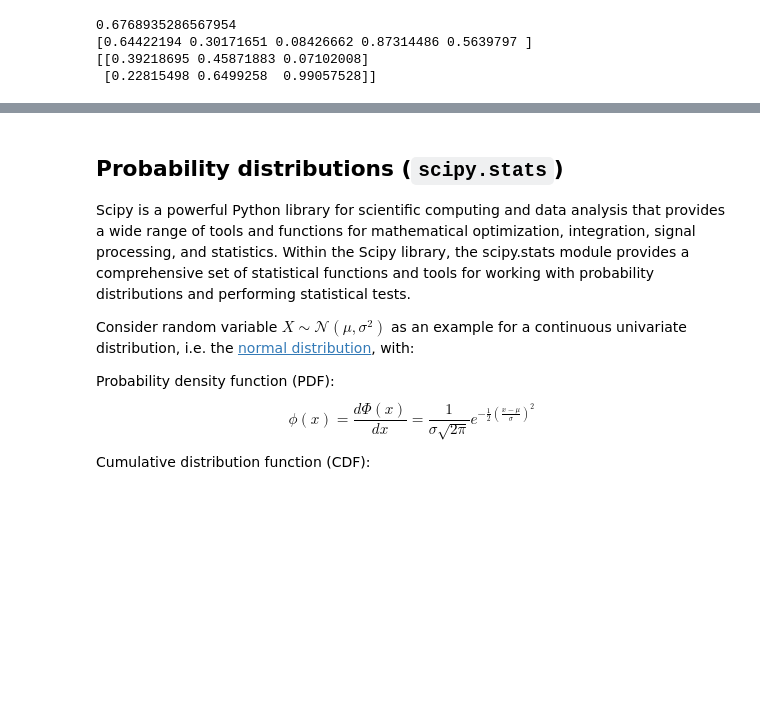
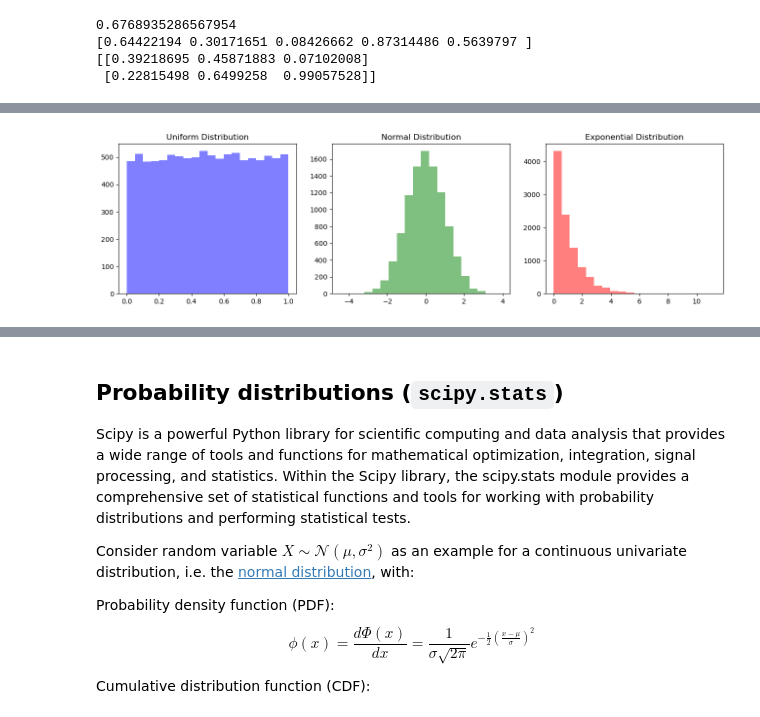
Before and after one commit to ireneundiandeye/FinancialDataAnalytics, a Jupyter notebook: slides_pt2.ipynb, the cells around one changed output, grey strips where cells are left out. Drawn from its saved outputs; the diff is of its cells as text; code cells hidden in the pictures; blank space fills up the shorter version.

```diff
--- a/slides_pt2.ipynb
+++ b/slides_pt2.ipynb
@@ -67,11 +67,11 @@ normal_nums = np.random.normal(loc=0, scale=1, size=10000)
 exponential_nums = np.random.exponential(scale=1, size=10000)
 
 # Plot histograms of the three distributions
-fig, axs = plt.subplots(1, 3, figsize=(16, 4))
+fig_disthist, axs = plt.subplots(1, 3, figsize=(16, 4))
 axs[0].hist(uniform_nums, bins=20, color='blue', alpha=0.5)
 axs[0].set_title('Uniform Distribution')
 axs[1].hist(normal_nums, bins=20, color='green', alpha=0.5)
 axs[1].set_title('Normal Distribution')
 axs[2].hist(exponential_nums, bins=20, color='red', alpha=0.5)
 axs[2].set_title('Exponential Distribution')
-plt.show()
+plt.close()
@@ -89,0 +78,4 @@ To generate correlated random numbers using Cholesky decomposition, we simply mu
+# %%
+display(fig_disthist)
+# %% [output]
+[figure, added]
```
Also changed, not shown: parts of 44 cells of this notebook, 2 other files.
